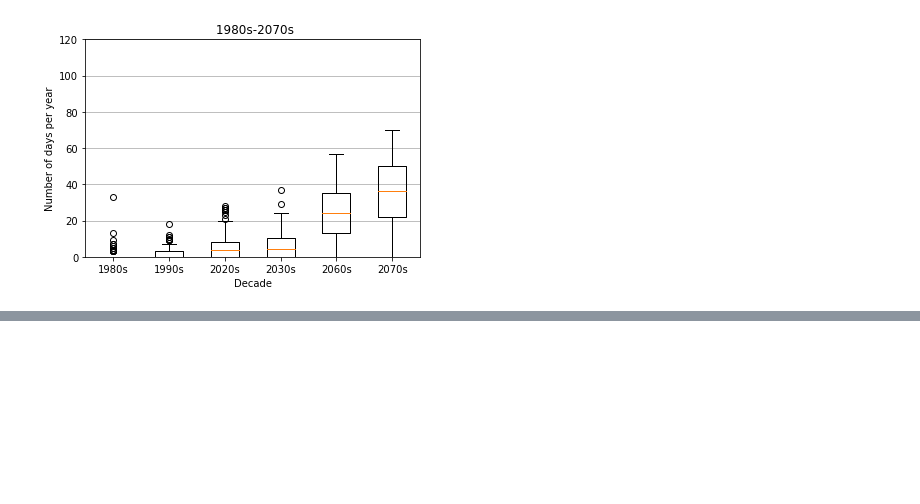
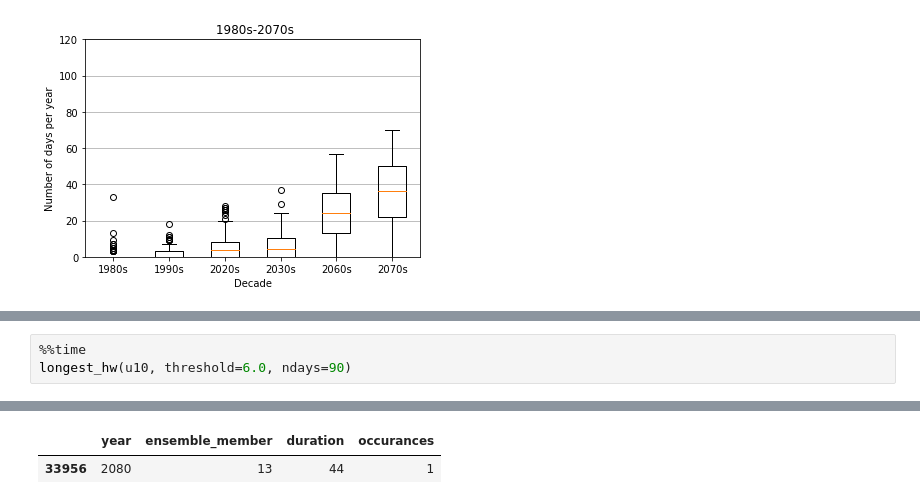
Before and after one commit to kaedonkers/ukcp_heatwave_analysis, a Jupyter notebook: 1.decadal_box_plots.ipynb, the cells around one changed output, grey strips where cells are left out. Saved outputs shown, nothing was run; the diff lists cells and outputs as text; blank space fills up the shorter version.

```diff
--- a/1.decadal_box_plots.ipynb
+++ b/1.decadal_box_plots.ipynb
@@ -253,0 +276,4 @@ box_df_decadal(u10hw, (1980, 1990, 2020, 2030, 2060, 2070), ylim=120)
+# %%
+%%time
+longest_hw(u10, threshold=6.0, ndays=90)
+# %% [output]
@@ -253,0 +282,2 @@ box_df_decadal(u10hw, (1980, 1990, 2020, 2030, 2060, 2070), ylim=120)
+|  | year | ensemble_member | duration | occurances |
+| 33956 | 2080 | 13 | 44 | 1 |
```
Also changed, not shown: parts of 5 cells of this notebook.
